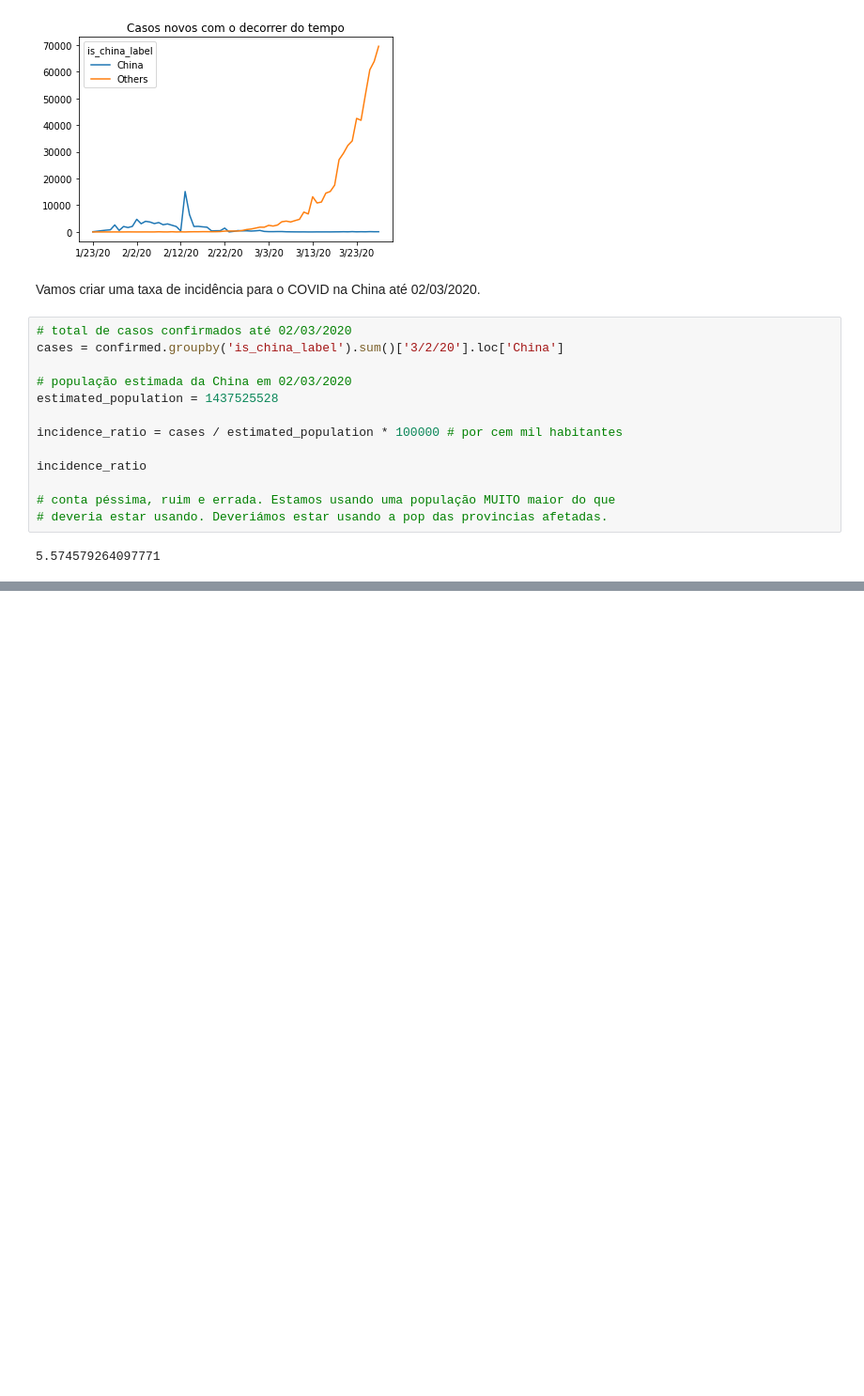
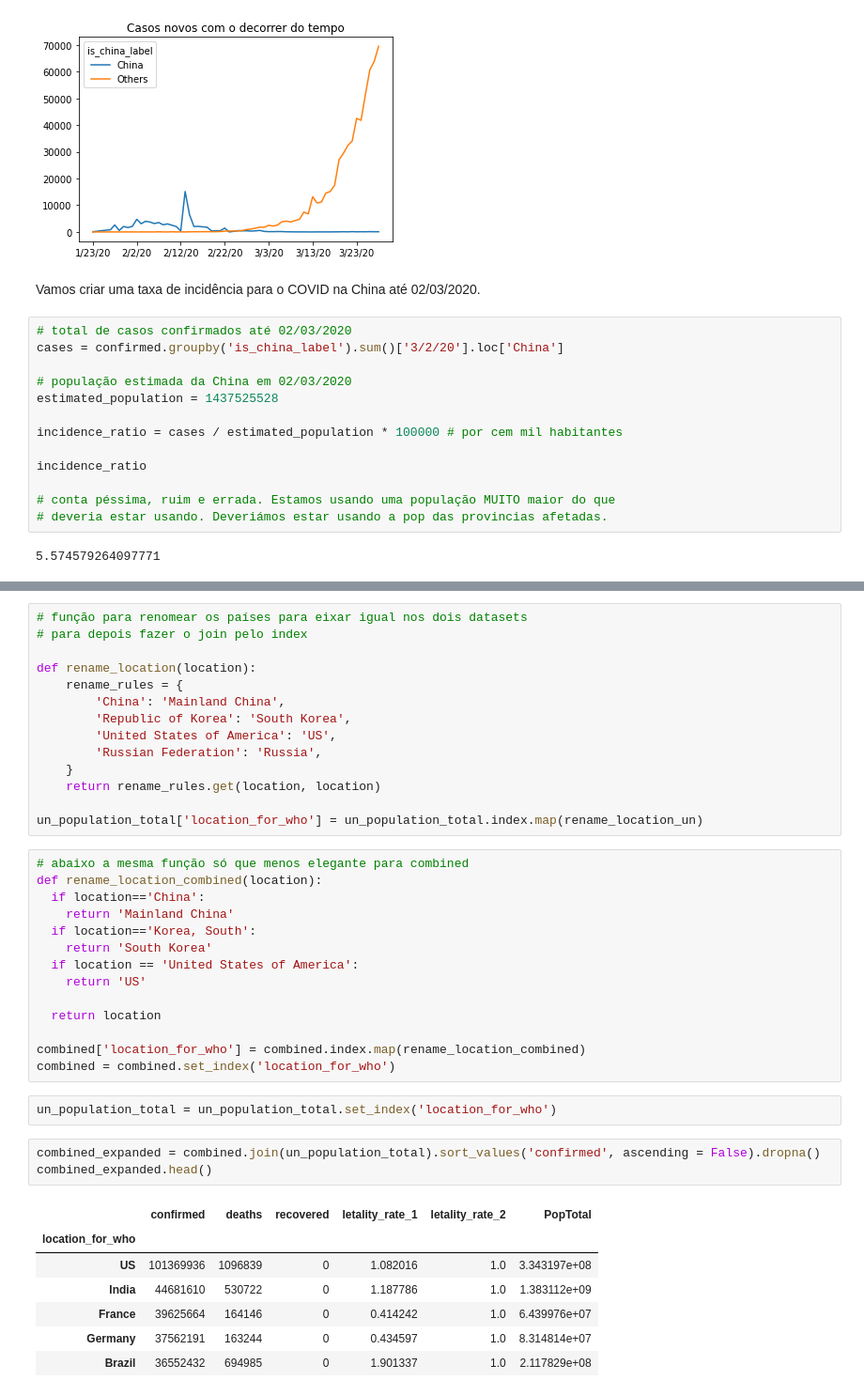
Before and after one commit to muriloWeber/dataScienceAlura, a Jupyter notebook: dataScienceVisualizacaoDeDadosParaSaudeEMedicina/Data_Science_e_Saude.ipynb, the cells around one changed output, grey strips where cells are left out. Shown at 94% size. Cells and saved outputs as stored; diff of their text form; blank space fills up the shorter version.

```diff
--- a/dataScienceVisualizacaoDeDadosParaSaudeEMedicina/Data_Science_e_Saude.ipynb
+++ b/dataScienceVisualizacaoDeDadosParaSaudeEMedicina/Data_Science_e_Saude.ipynb
@@ -603,0 +682,41 @@ un_population.head()
+# %%
+# função para renomear os países para eixar igual nos dois datasets
+# para depois fazer o join pelo index
+
+def rename_location(location):
+    rename_rules = {
+        'China': 'Mainland China',
+        'Republic of Korea': 'South Korea',
+        'United States of America': 'US',
+        'Russian Federation': 'Russia',
+    }
+    return rename_rules.get(location, location)
+
+un_population_total['location_for_who'] = un_population_total.index.map(rename_location_un)
+# %%
+# abaixo a mesma função só que menos elegante para combined
+def rename_location_combined(location):
+  if location=='China':
+    return 'Mainland China'
+  if location=='Korea, South':
+    return 'South Korea'
+  if location == 'United States of America':
+    return 'US'
+
+  return location
+
+combined['location_for_who'] = combined.index.map(rename_location_combined)
+combined = combined.set_index('location_for_who')
+# %%
+un_population_total = un_population_total.set_index('location_for_who')
+# %%
+combined_expanded = combined.join(un_population_total).sort_values('confirmed', ascending = False).dropna()
+combined_expanded.head()
+# %% [output]
+|  | confirmed | deaths | recovered | letality_rate_1 | letality_rate_2 | PopTotal |
+| location_for_who |  |  |  |  |  |  |
+| US | 101369936 | 1096839 | 0 | 1.082016 | 1.0 | 3.343197e+08 |
+| India | 44681610 | 530722 | 0 | 1.187786 | 1.0 | 1.383112e+09 |
+| France | 39625664 | 164146 | 0 | 0.414242 | 1.0 | 6.439976e+07 |
+| Germany | 37562191 | 163244 | 0 | 0.434597 | 1.0 | 8.314814e+07 |
+| Brazil | 36552432 | 694985 | 0 | 1.901337 | 1.0 | 2.117829e+08 |
```
Also changed, not shown: parts of 9 cells of this notebook.
